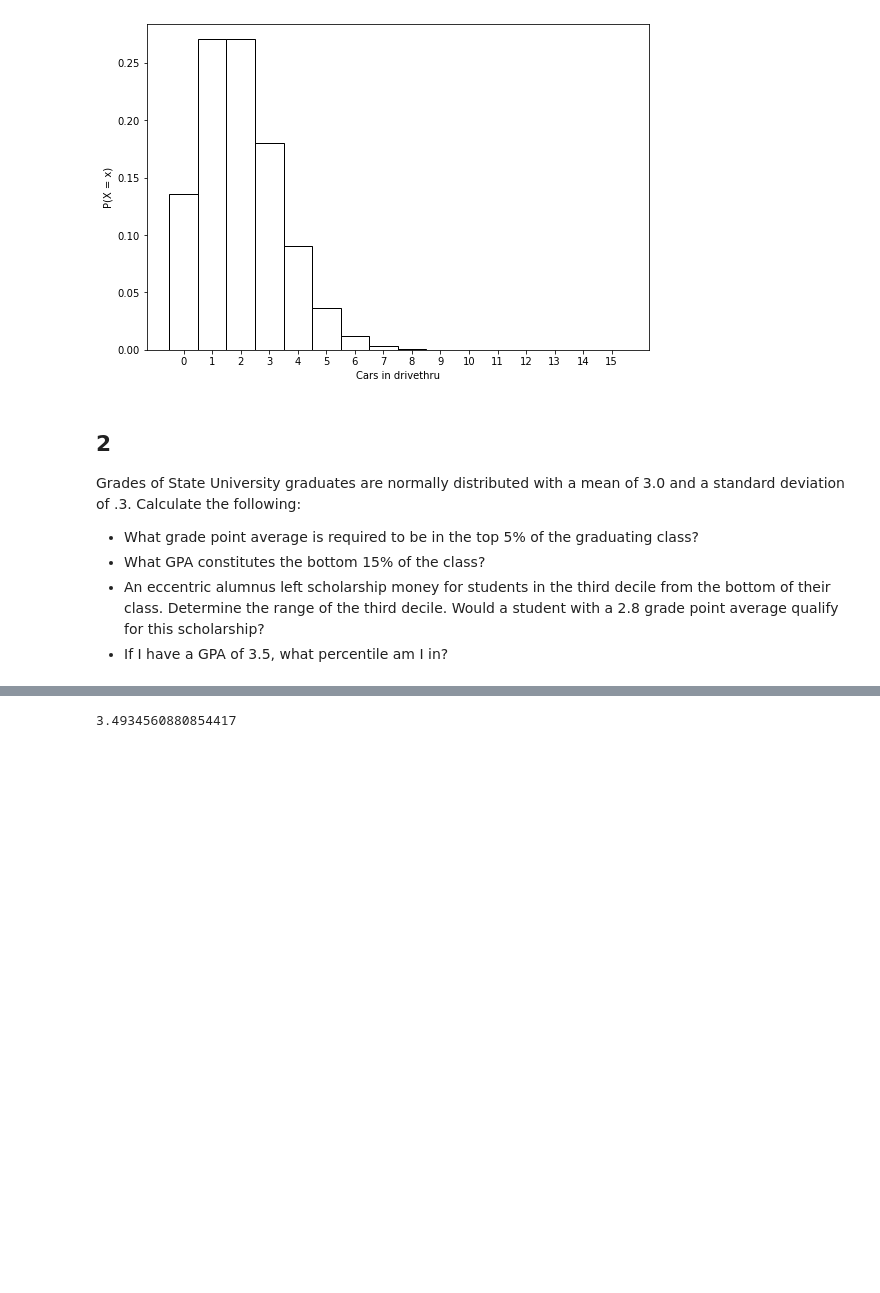
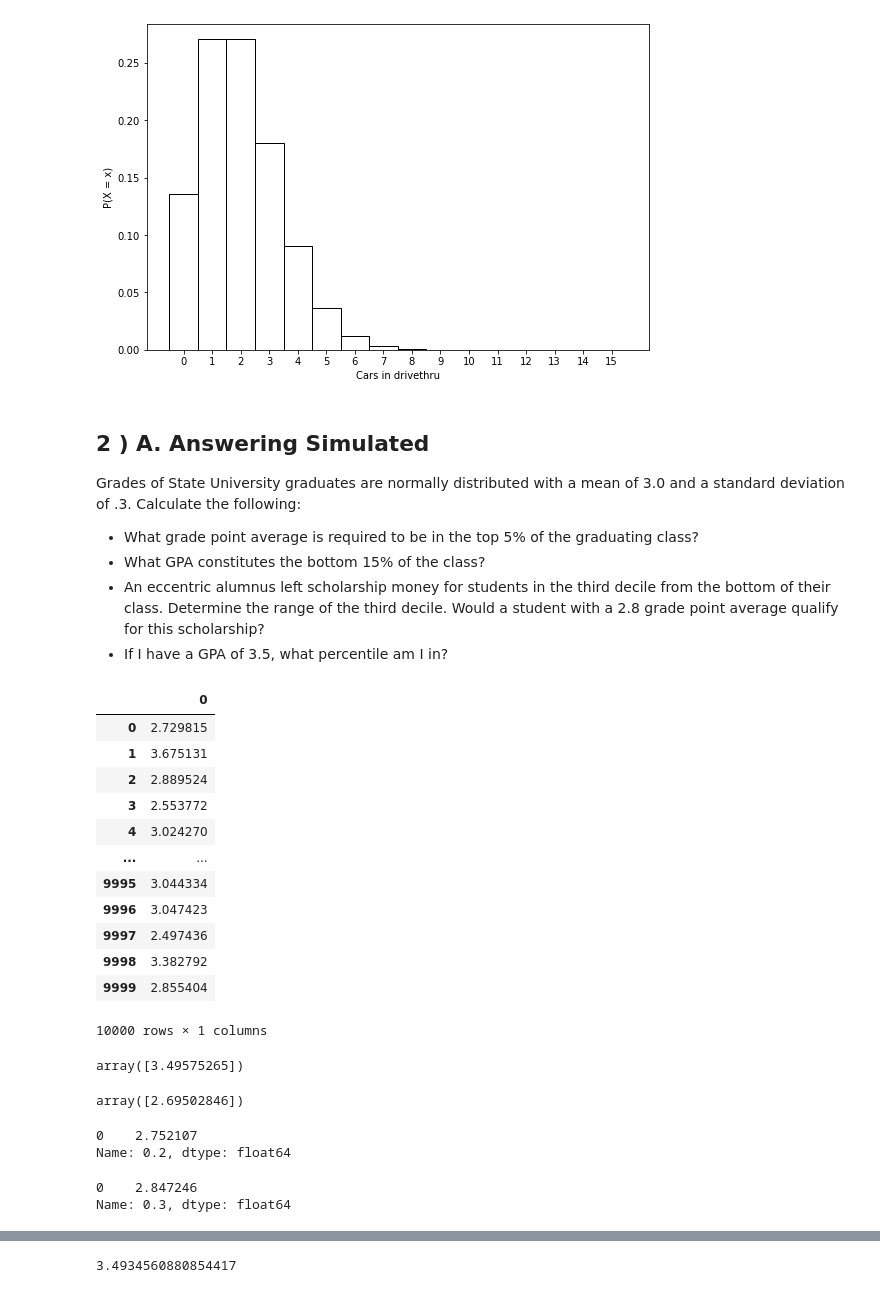
Before and after one commit to brandon-sharpe/statistics-exercises, a Jupyter notebook: probability_distributions.ipynb, the cells around one changed output, grey strips where cells are left out. Drawn from its saved outputs; the diff is of its cells as text; code cells hidden in the pictures; blank space fills up the shorter version.

```diff
--- a/probability_distributions.ipynb
+++ b/probability_distributions.ipynb
@@ -36,10 +81,46 @@ plt.xlabel('Cars in drivethru')
 Text(0.5, 0, 'Cars in drivethru')
 [figure]
 # %% [markdown]
-## 2
+## 2 ) A. Answering Simulated
 Grades of State University graduates are normally distributed with a mean of 3.0 and a standard deviation of .3. Calculate the following:
 
 - What grade point average is required to be in the top 5% of the graduating class?
 - What GPA constitutes the bottom 15% of the class?
 - An eccentric alumnus left scholarship money for students in the third decile from the bottom of their class. Determine the range of the third decile. Would a student with a 2.8 grade point average qualify for this scholarship?
 - If I have a GPA of 3.5, what percentile am I in?
+# %%
+grades = np.random.normal(3, .3, 10000)
+grades = pd.DataFrame(grades)
+grades
+# %% [output]
+|  | 0 |
+| 0 | 2.729815 |
+| 1 | 3.675131 |
+| 2 | 2.889524 |
+| 3 | 2.553772 |
+| 4 | 3.024270 |
+| ... | ... |
+| 9995 | 3.044334 |
+| 9996 | 3.047423 |
+| 9997 | 2.497436 |
+| 9998 | 3.382792 |
+| 9999 | 2.855404 |
+10000 rows × 1 columns
+# %%
+grades.quantile(.95).values
+# %% [output]
+array([3.49575265])
+# %%
+grades.quantile(.15).values
+# %% [output]
+array([2.69502846])
+# %%
+grades.quantile(.20)
+# %% [output]
+0    2.752107
+Name: 0.2, dtype: float64
+# %%
+grades.quantile(.30)
+# %% [output]
+0    2.847246
+Name: 0.3, dtype: float64
```
Also changed, not shown: parts of 39 cells of this notebook.
